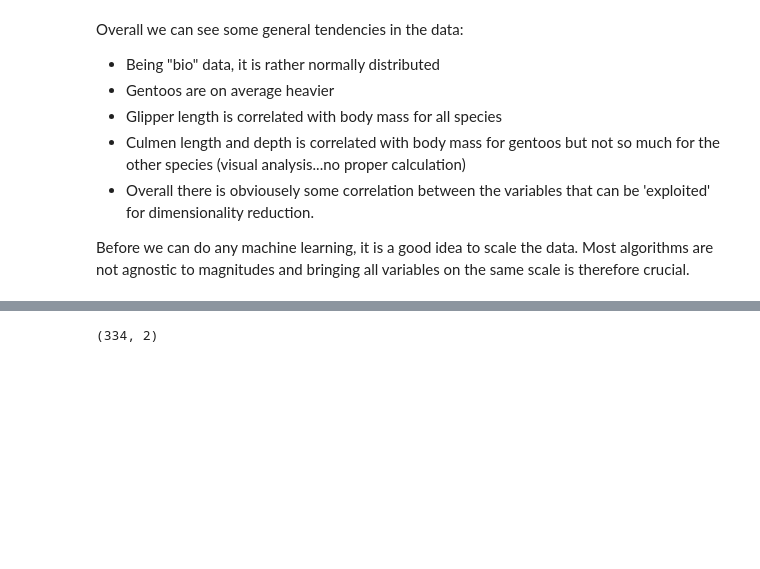
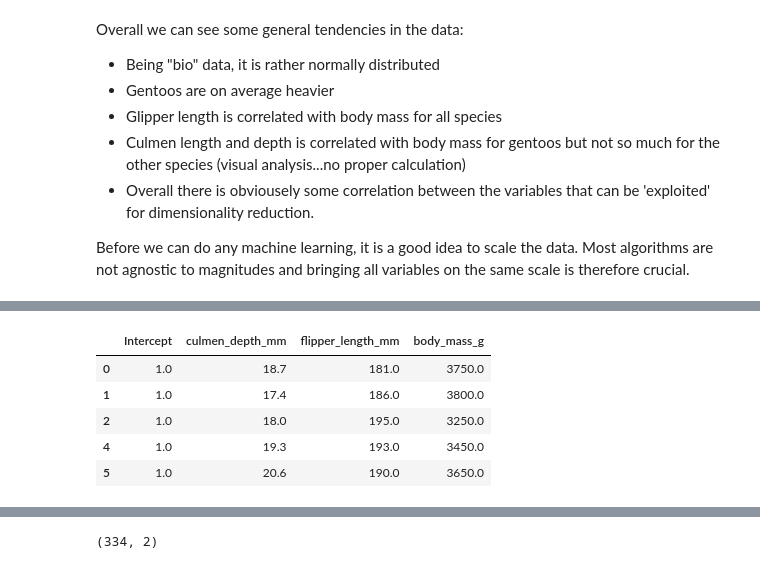
Before and after one commit to RJuro/ga22, a Jupyter notebook: _sources/tutorials/intro_UML.ipynb, the cells around one changed output, grey strips where cells are left out. Saved outputs shown, nothing was run; the diff lists cells and outputs as text; code cells hidden in the pictures; blank space fills up the shorter version.

```diff
--- a/_sources/tutorials/intro_UML.ipynb
+++ b/_sources/tutorials/intro_UML.ipynb
@@ -85,0 +99,11 @@ for i in range(4):
+# %%
+y, X = dmatrices('culmen_length_mm ~ culmen_depth_mm + flipper_length_mm + body_mass_g', data=penguins, return_type='dataframe')
+# %%
+X.head()
+# %% [output]
+|  | Intercept | culmen_depth_mm | flipper_length_mm | body_mass_g |
+| 0 | 1.0 | 18.7 | 181.0 | 3750.0 |
+| 1 | 1.0 | 17.4 | 186.0 | 3800.0 |
+| 2 | 1.0 | 18.0 | 195.0 | 3250.0 |
+| 4 | 1.0 | 19.3 | 193.0 | 3450.0 |
+| 5 | 1.0 | 20.6 | 190.0 | 3650.0 |
```
Also changed, not shown: parts of 16 cells of this notebook, 14 other files.
